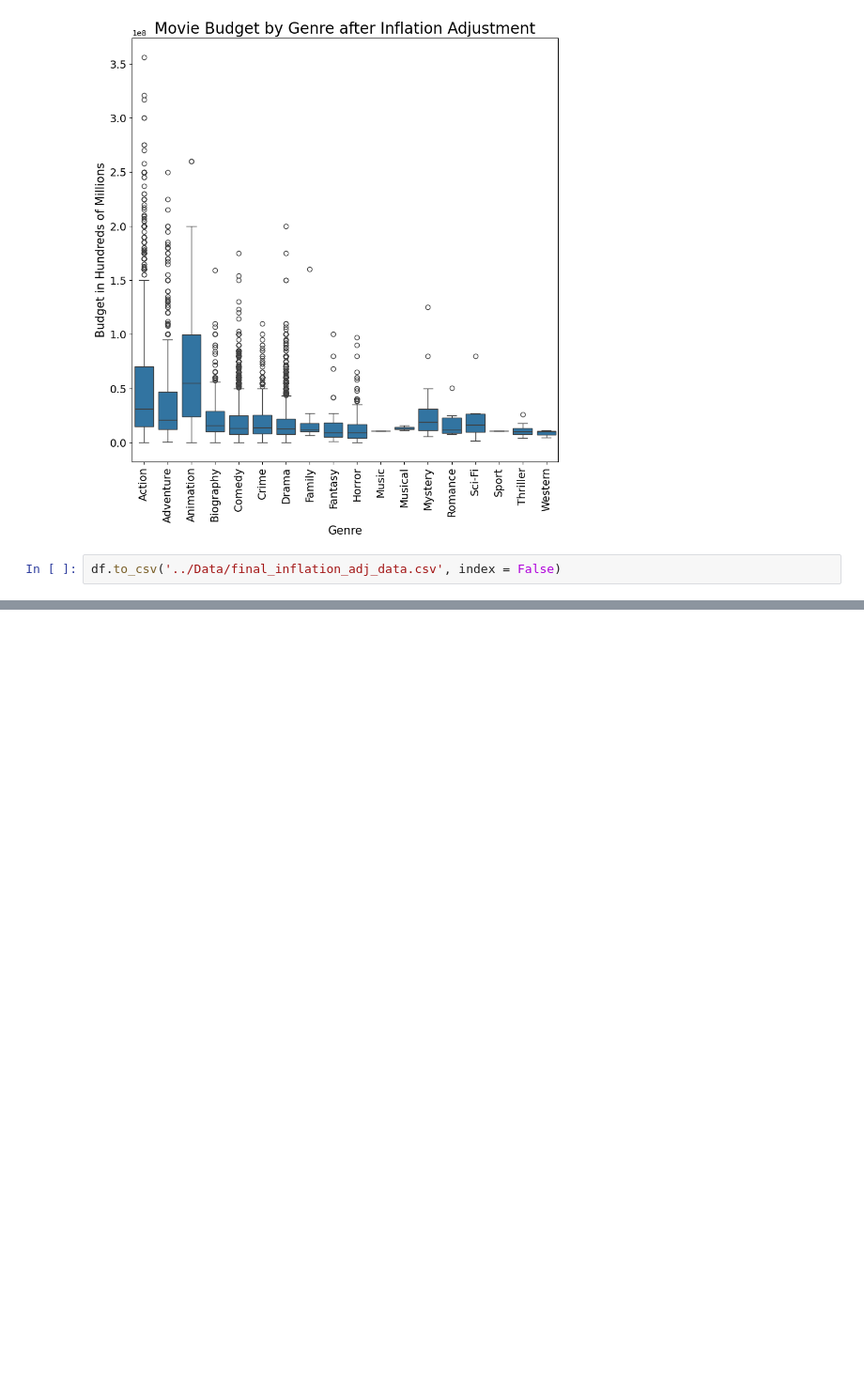
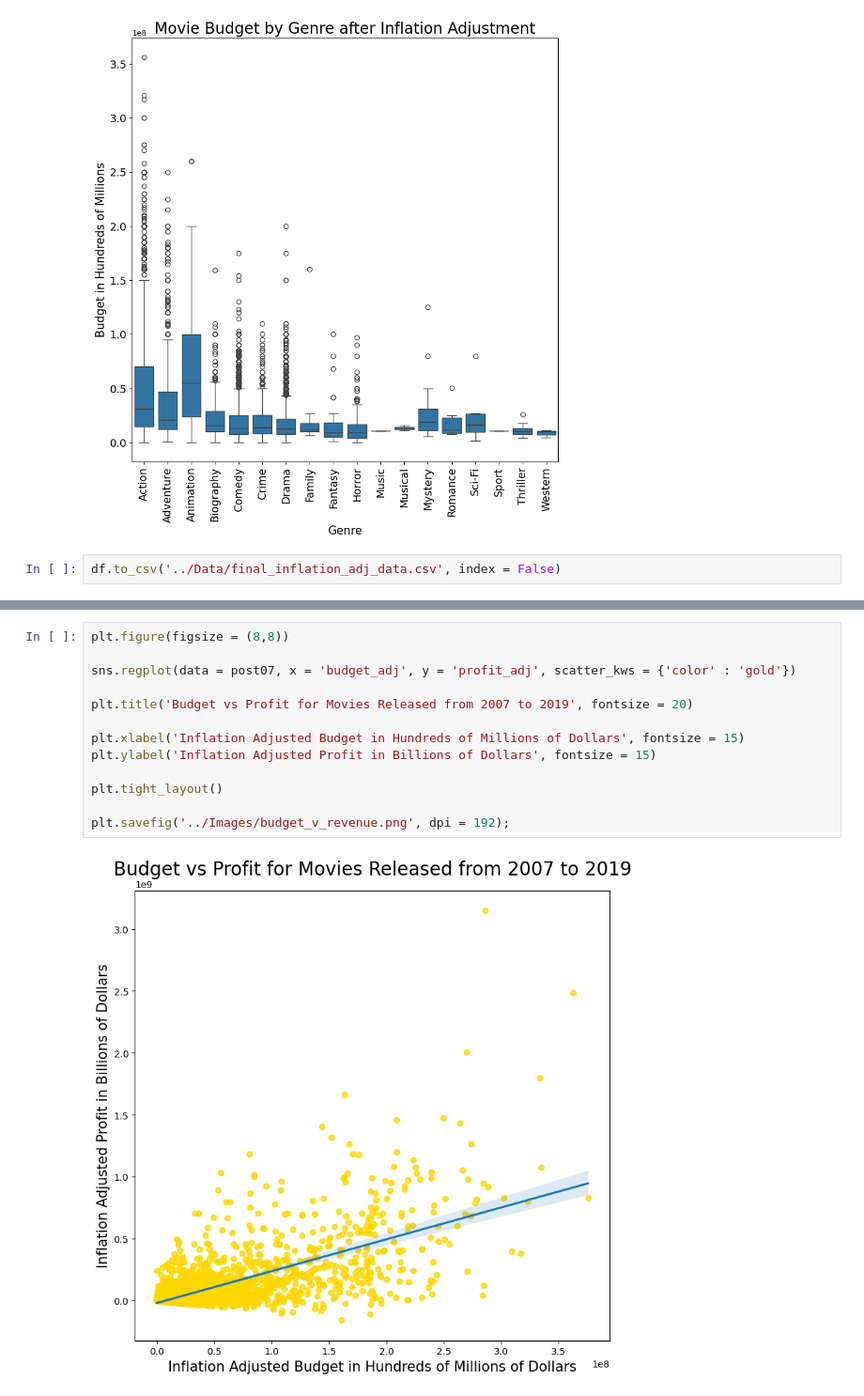
Before and after one commit to pujakc/Project4, a Jupyter notebook: Code/03_Budget_adjustment.ipynb, the cells around one changed output, grey strips where cells are left out. Shown: that part at 94% size. Saved outputs shown, nothing was run; the diff lists cells and outputs as text; blank space fills up the shorter version.

```diff
--- a/Code/03_Budget_adjustment.ipynb
+++ b/Code/03_Budget_adjustment.ipynb
@@ -401,0 +437,15 @@ df.to_csv('../Data/final_inflation_adj_data.csv', index = False)
+# %%
+plt.figure(figsize = (8,8))
+
+sns.regplot(data = post07, x = 'budget_adj', y = 'profit_adj', scatter_kws = {'color' : 'gold'})
+
+plt.title('Budget vs Profit for Movies Released from 2007 to 2019', fontsize = 20)
+
+plt.xlabel('Inflation Adjusted Budget in Hundreds of Millions of Dollars', fontsize = 15)
+plt.ylabel('Inflation Adjusted Profit in Billions of Dollars', fontsize = 15)
+
+plt.tight_layout()
+
+plt.savefig('../Images/budget_v_revenue.png', dpi = 192);
+# %% [output]
+[figure, added]
```
Also changed, not shown: parts of 5 cells of this notebook, 2 other files.
